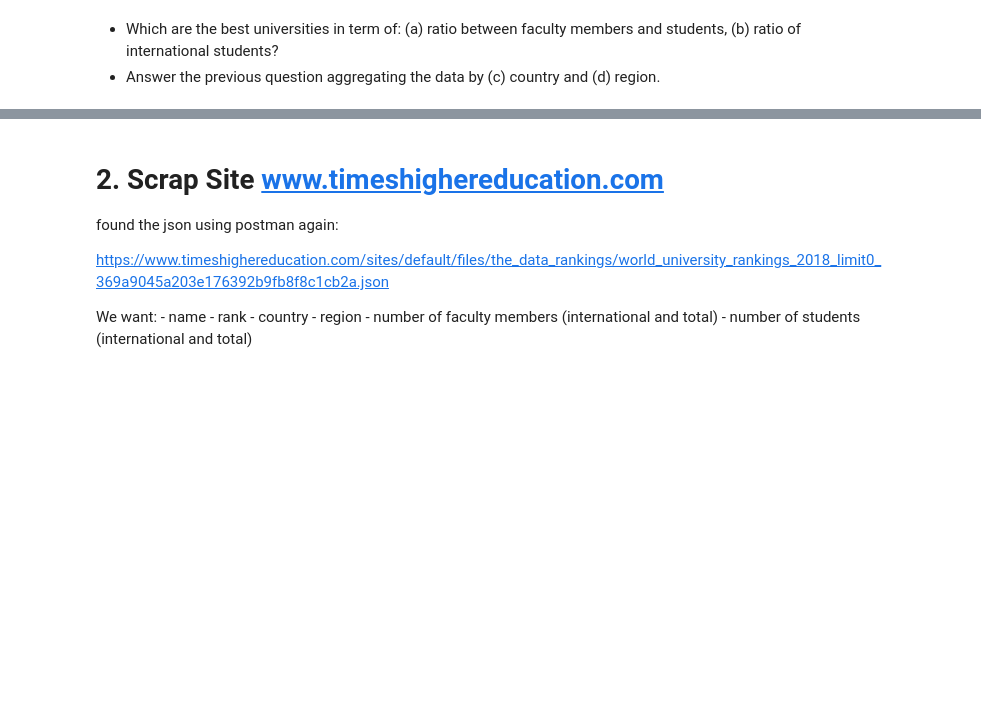
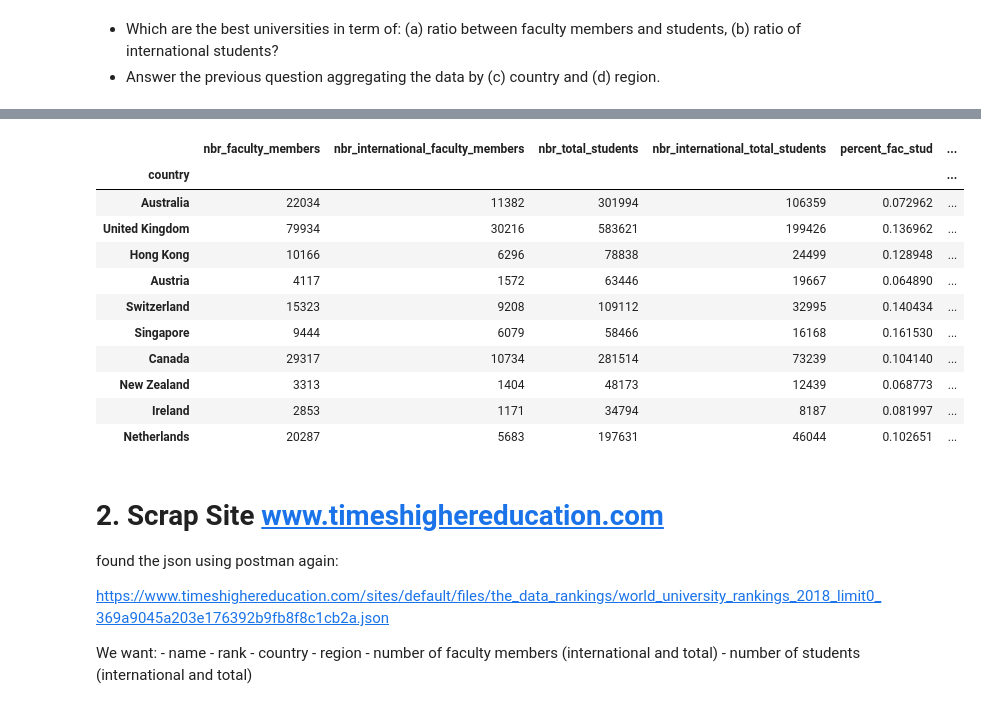
Before and after one commit to NicoBrun/ada2017, a Jupyter notebook: 02 - Data from the Web/Homework 2.ipynb, the cells around one changed output, grey strips where cells are left out. Saved outputs shown, nothing was run; the diff lists cells and outputs as text; code cells hidden in the pictures; blank space fills up the shorter version.

```diff
--- a/02 - Data from the Web/Homework 2.ipynb
+++ b/02 - Data from the Web/Homework 2.ipynb
@@ -102,3 +157,18 @@ df_top200_merged.head(10)
+# %%
+b.sort_values(by='percent_inter_stud',ascending=False).head(10)
+# %% [output]
+|  | nbr_faculty_members | nbr_international_faculty_members | nbr_total_students | nbr_international_total_students | percent_fac_stud | ... |
+| country |  |  |  |  |  | ... |
+| Australia | 22034 | 11382 | 301994 | 106359 | 0.072962 | ... |
+| United Kingdom | 79934 | 30216 | 583621 | 199426 | 0.136962 | ... |
+| Hong Kong | 10166 | 6296 | 78838 | 24499 | 0.128948 | ... |
+| Austria | 4117 | 1572 | 63446 | 19667 | 0.064890 | ... |
+| Switzerland | 15323 | 9208 | 109112 | 32995 | 0.140434 | ... |
+| Singapore | 9444 | 6079 | 58466 | 16168 | 0.161530 | ... |
+| Canada | 29317 | 10734 | 281514 | 73239 | 0.104140 | ... |
+| New Zealand | 3313 | 1404 | 48173 | 12439 | 0.068773 | ... |
+| Ireland | 2853 | 1171 | 34794 | 8187 | 0.081997 | ... |
+| Netherlands | 20287 | 5683 | 197631 | 46044 | 0.102651 | ... |
 # %% [markdown]
 # 2. Scrap Site www.timeshighereducation.com
 
```
Also changed, not shown: parts of 6 cells of this notebook.
